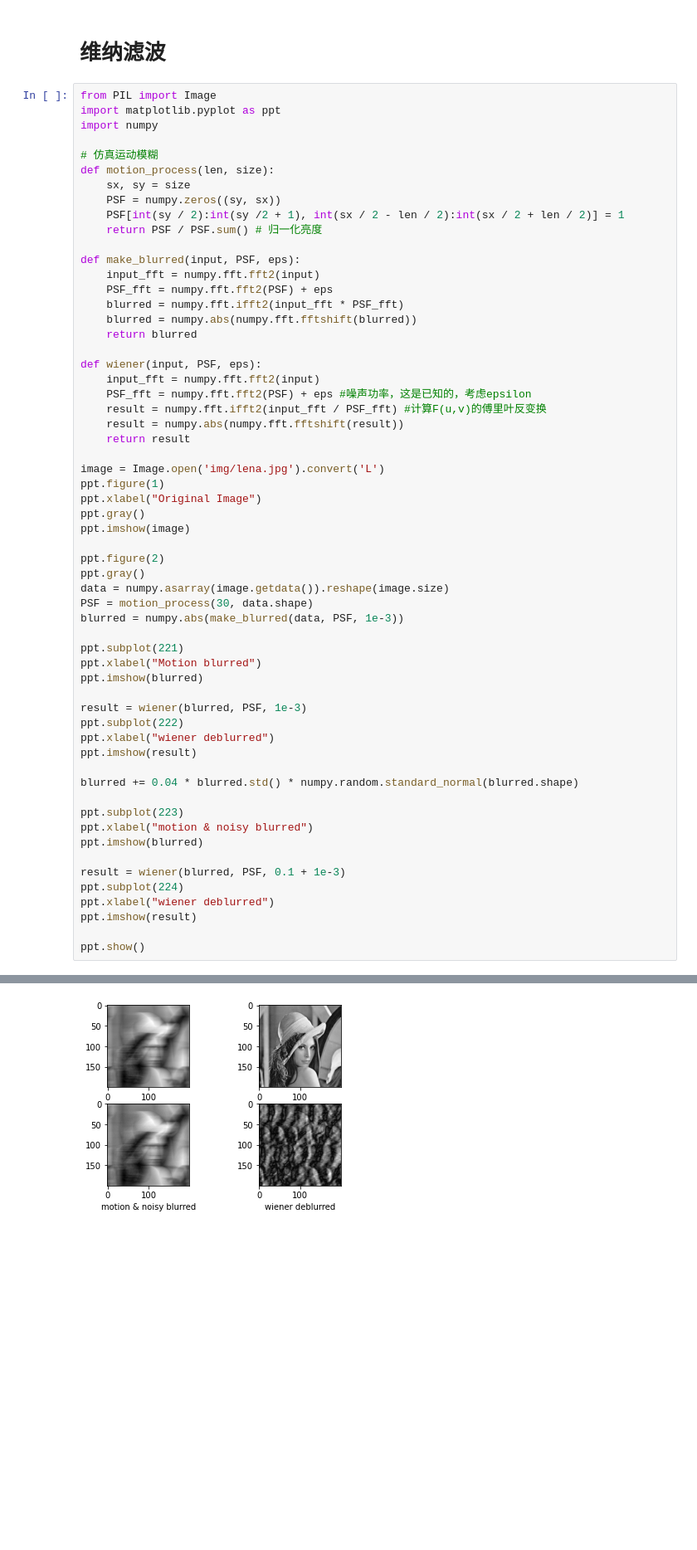
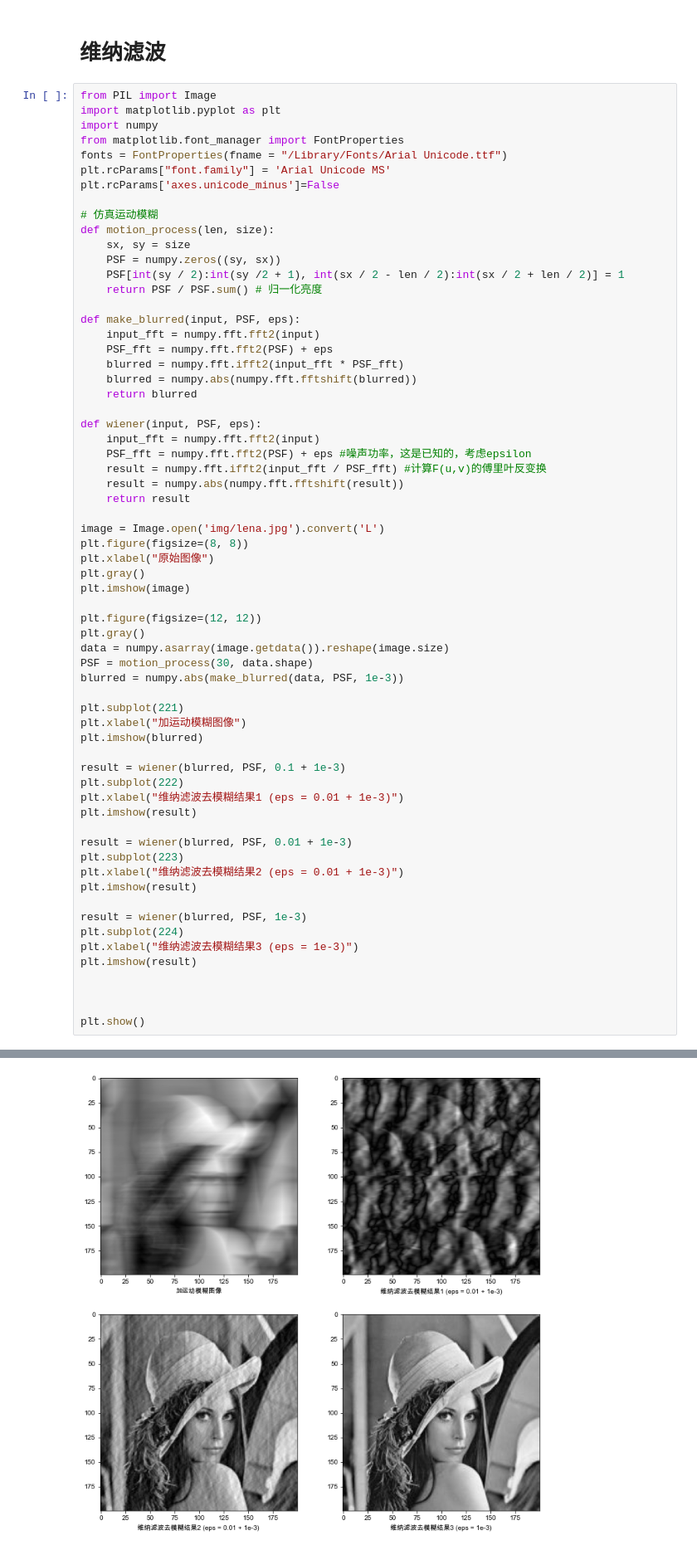
Before and after one commit to randydkx/Image_Analysis_Base, a Jupyter notebook: weina_filter.ipynb, the cells around one changed output, grey strips where cells are left out. Shown: that part at 83% size. Drawn from its saved outputs; the diff is of its cells as text; blank space fills up the shorter version.

```diff
--- a/weina_filter.ipynb
+++ b/weina_filter.ipynb
@@ -2,8 +2,12 @@
 # 维纳滤波
 # %%
 from PIL import Image
-import matplotlib.pyplot as ppt
+import matplotlib.pyplot as plt
 import numpy
+from matplotlib.font_manager import FontProperties
+fonts = FontProperties(fname = "/Library/Fonts/Arial Unicode.ttf")
+plt.rcParams["font.family"] = 'Arial Unicode MS'
+plt.rcParams['axes.unicode_minus']=False
 
 # 仿真运动模糊
 def motion_process(len, size):
@@ -27,36 +31,37 @@ def wiener(input, PSF, eps):
     return result
 
 image = Image.open('img/lena.jpg').convert('L')
-ppt.figure(1)
-ppt.xlabel("Original Image")
-ppt.gray()
-ppt.imshow(image)
+plt.figure(figsize=(8, 8))
+plt.xlabel("原始图像")
+plt.gray()
+plt.imshow(image)
 
-ppt.figure(2)
-ppt.gray()
+plt.figure(figsize=(12, 12))
+plt.gray()
 data = numpy.asarray(image.getdata()).reshape(image.size)
 PSF = motion_process(30, data.shape)
 blurred = numpy.abs(make_blurred(data, PSF, 1e-3))
 
-ppt.subplot(221)
-ppt.xlabel("Motion blurred")
-ppt.imshow(blurred)
+plt.subplot(221)
+plt.xlabel("加运动模糊图像")
+plt.imshow(blurred)
+
+result = wiener(blurred, PSF, 0.1 + 1e-3)
+plt.subplot(222)
+plt.xlabel("维纳滤波去模糊结果1 (eps = 0.01 + 1e-3)")
+plt.imshow(result)
+
+result = wiener(blurred, PSF, 0.01 + 1e-3)
+plt.subplot(223)
+plt.xlabel("维纳滤波去模糊结果2 (eps = 0.01 + 1e-3)")
+plt.imshow(result)
 
 result = wiener(blurred, PSF, 1e-3)
-ppt.subplot(222)
-ppt.xlabel("wiener deblurred")
-ppt.imshow(result)
+plt.subplot(224)
+plt.xlabel("维纳滤波去模糊结果3 (eps = 1e-3)")
+plt.imshow(result)
 
-blurred += 0.04 * blurred.std() * numpy.random.standard_normal(blurred.shape)
 
-ppt.subplot(223)
-ppt.xlabel("motion & noisy blurred")
-ppt.imshow(blurred)
 
-result = wiener(blurred, PSF, 0.1 + 1e-3)
-ppt.subplot(224)
-ppt.xlabel("wiener deblurred")
-ppt.imshow(result)
-
-ppt.show()
+plt.show()
 # %% [output]
@@ -64 +69 @@ ppt.show()
-[figure, old version]
+[figure, new version]
```
Also changed, not shown: parts of 1 cell of this notebook, 1 other file.
